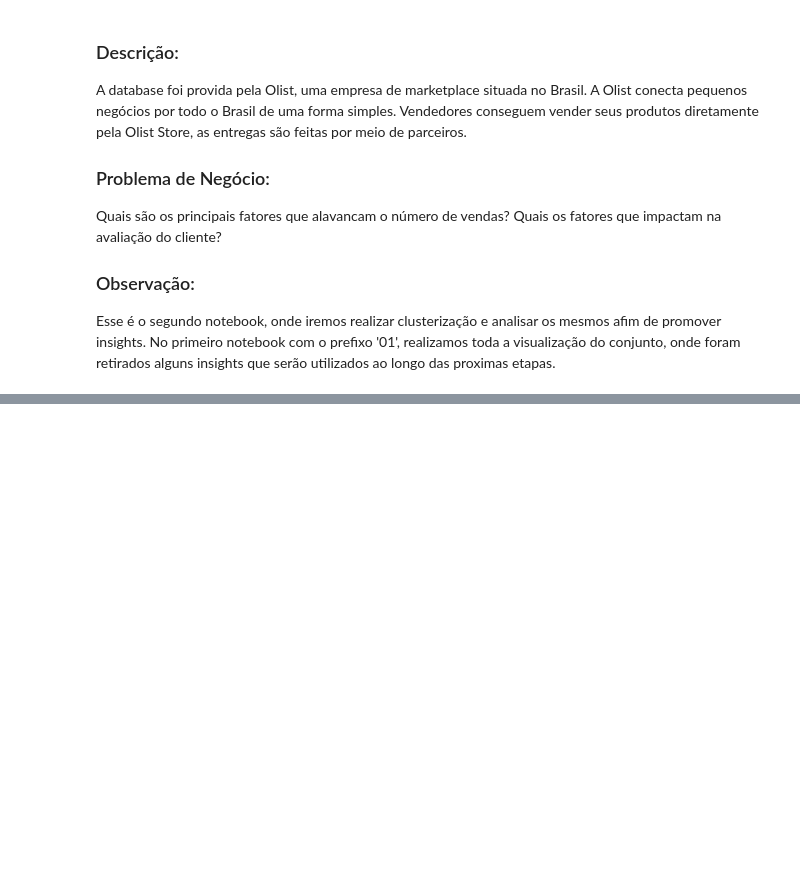
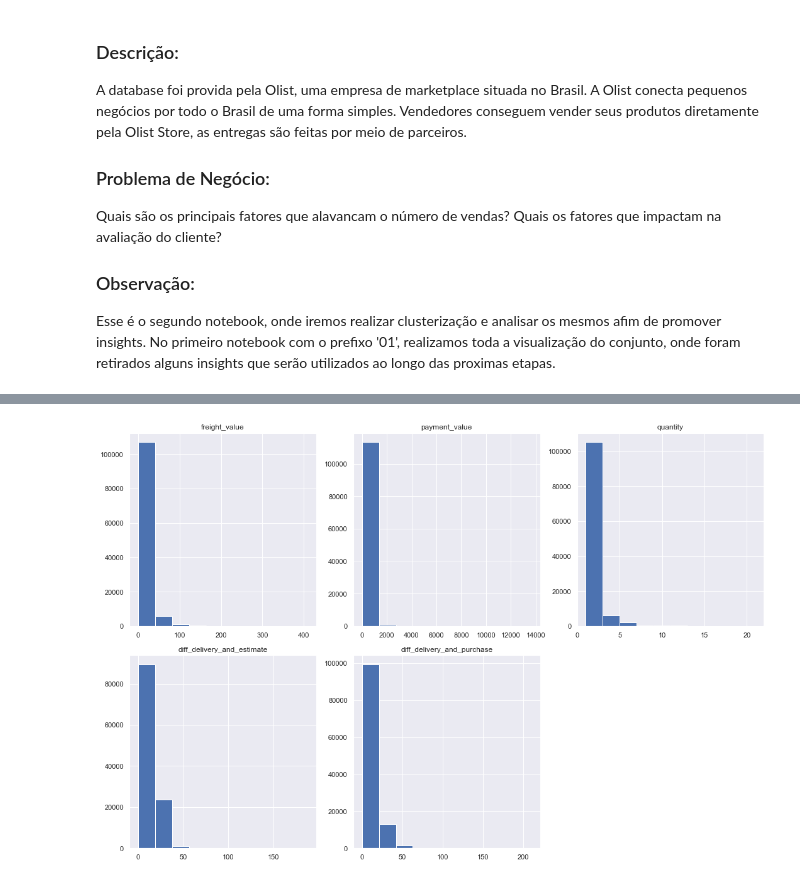
Before and after one commit to Herikc2/Brazilian-E-Commerce-Olist, a Jupyter notebook: docs/02_Clustering_Analysis.ipynb, the cells around one changed output, grey strips where cells are left out. Saved outputs shown, nothing was run; the diff lists cells and outputs as text; code cells hidden in the pictures; blank space fills up the shorter version.

```diff
--- a/docs/02_Clustering_Analysis.ipynb
+++ b/docs/02_Clustering_Analysis.ipynb
@@ -14,0 +394,16 @@ Esse é o segundo notebook, onde iremos realizar clusterização e analisar os m
+# %%
+def hist_individual(data, columns, width = 10, height = 15):
+    fig = plt.figure()
+    fig.subplots_adjust(hspace = 0.4, wspace = 0.4)
+    fig.set_figheight(10)
+    fig.set_figwidth(15)
+
+    columns_adjust = ceil(len(columns) / 3)
+
+    for i, column in enumerate(columns):
+        ax = fig.add_subplot(columns_adjust, 3, i + 1)
+        data[column].hist(label = column)
+        plt.title(column)
+
+    plt.tight_layout()
+    plt.show()
@@ -14,0 +414,4 @@ Esse é o segundo notebook, onde iremos realizar clusterização e analisar os m
+# %%
+hist_individual(dtGeneralOrdersProcessado, colunas_quantitativas)
+# %% [output]
+[figure, added]
```
Also changed, not shown: parts of 106 cells of this notebook.
